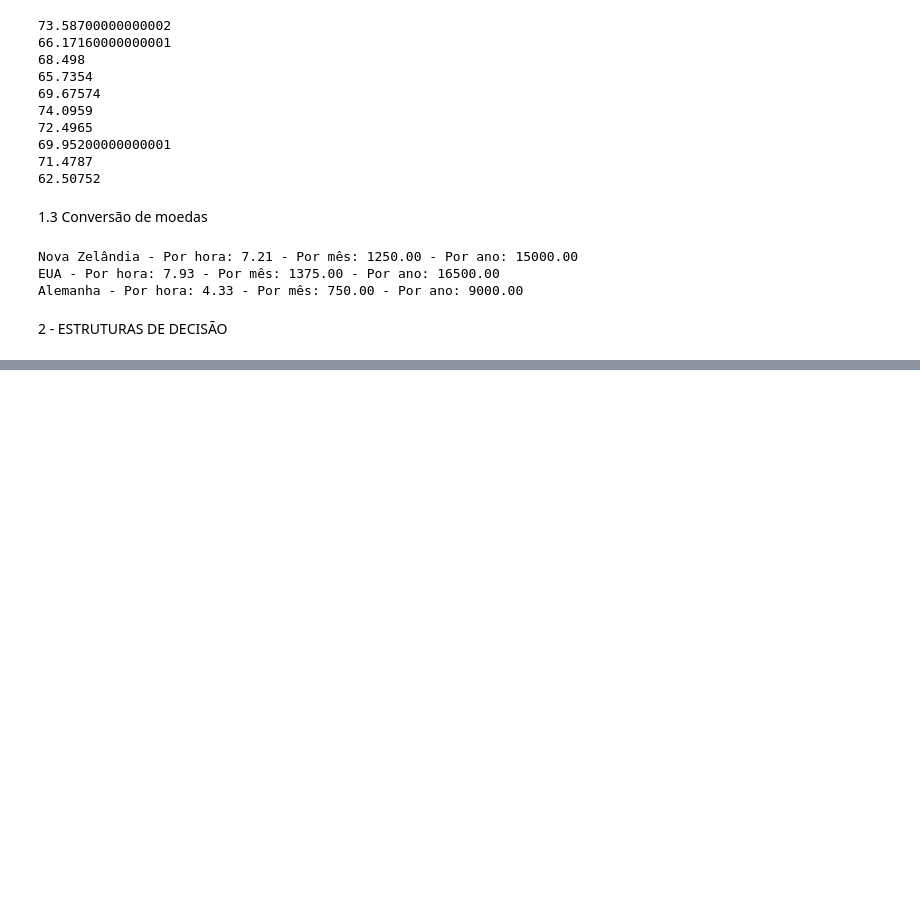
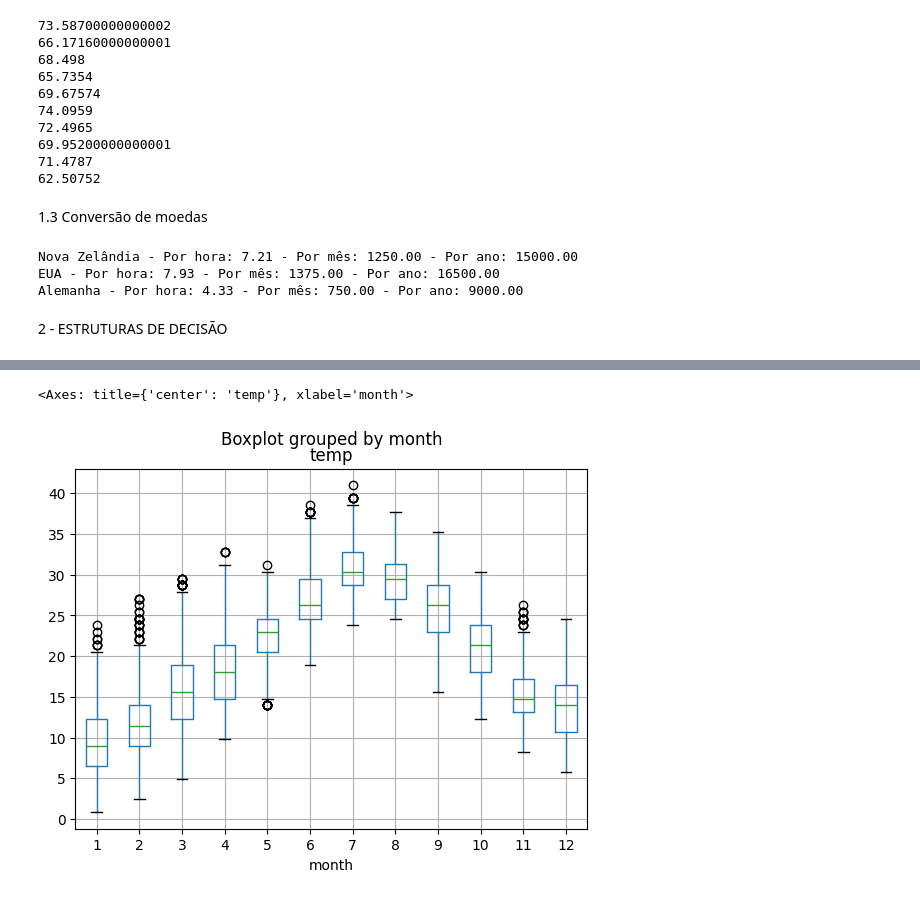
Before and after one commit to fabiofonv/cursoUspCdD, a Jupyter notebook: atividade.ipynb, the cells around one changed output, grey strips where cells are left out. Cells and saved outputs as stored; diff of their text form; code cells hidden in the pictures; blank space fills up the shorter version.

```diff
--- a/atividade.ipynb
+++ b/atividade.ipynb
@@ -103,0 +450,7 @@ Alemanha - Por hora: 4.33 - Por mês: 750.00 - Por ano: 9000.00
+# %%
+# tempByMonth = df_bikes2.groupby("month")["temp"].mean()
+bpTempByMonth = df_bikes2.boxplot(column="temp", by="month")
+bpTempByMonth
+# %% [output]
+<Axes: title={'center': 'temp'}, xlabel='month'>
+[figure, added]
```
Also changed, not shown: parts of 46 cells of this notebook, 4 other files.
